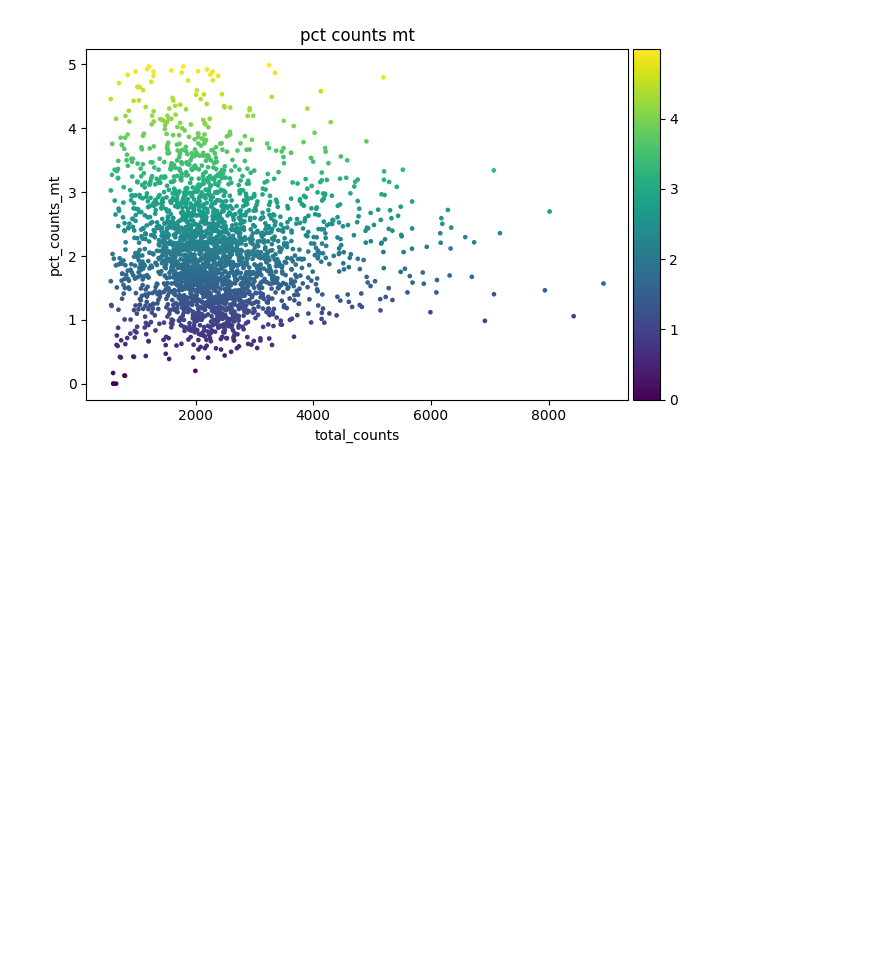
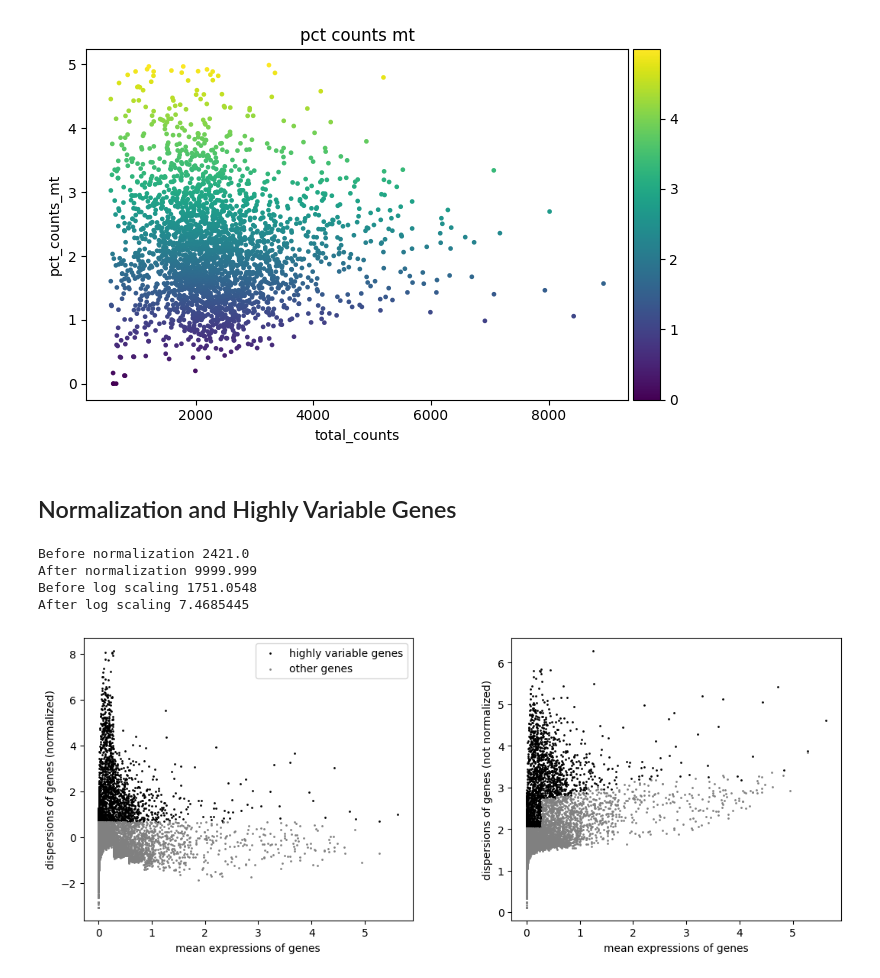
Before and after one commit to AshMurali77/scanpy-exploration, a Jupyter notebook: scanpy-practice.ipynb, the cells around one changed output. Cells and saved outputs as stored; diff of their text form; code cells hidden in the pictures; blank space fills up the shorter version.

Commit message:
Normalization and Highly Variable Gene separation complete

```diff
--- a/scanpy-practice.ipynb
+++ b/scanpy-practice.ipynb
@@ -69,3 +69,26 @@ sc.pl.violin(adata, ['n_genes_by_counts', 'total_counts', 'pct_counts_mt'], jitt
 sc.pl.scatter(adata, 'total_counts', 'pct_counts_mt', color="pct_counts_mt")
 # %% [output]
 [figure]
+# %% [markdown]
+## Normalization and Highly Variable Genes
+# %%
+adata.layers['counts'] = adata.X.copy()
+# %%
+print('Before normalization', adata.X[0].sum())
+sc.pp.normalize_total(adata, 1e4)
+print('After normalization', adata.X[0].sum())
+print('Before log scaling', adata.X.max())
+sc.pp.log1p(adata)
+print('After log scaling', adata.X.max())
+# %% [output]
+Before normalization 2421.0
+After normalization 9999.999
+Before log scaling 1751.0548
+After log scaling 7.4685445
+# %%
+sc.pp.highly_variable_genes(adata, n_top_genes=2000)
+sc.pl.highly_variable_genes(adata)
+adata.raw = adata
+adata = adata[:, adata.var.highly_variable]
+# %% [output]
+[figure, added]
```
